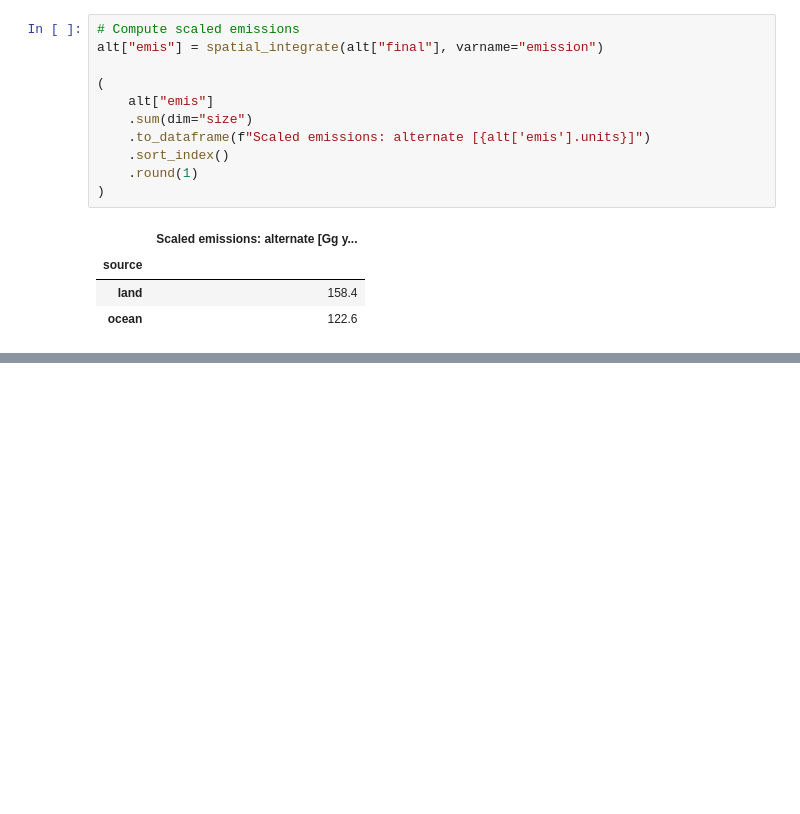
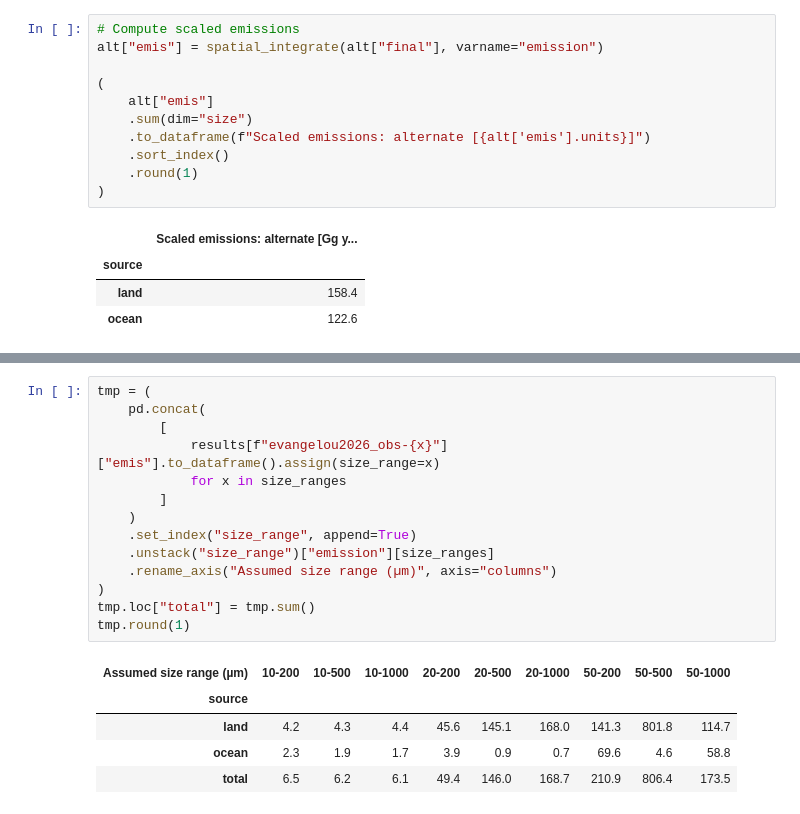
Before and after one commit to GEOS-Chem-IGE/hough2026_atmo-plast-emis_harmonize, a Jupyter notebook: notebooks/constrain-simulations.ipynb, the cells around one changed output, grey strips where cells are left out. Saved outputs shown, nothing was run; the diff lists cells and outputs as text; blank space fills up the shorter version.

```diff
--- a/notebooks/constrain-simulations.ipynb
+++ b/notebooks/constrain-simulations.ipynb
@@ -381,0 +534,20 @@ alt["emis"] = spatial_integrate(alt["final"], varname="emission")
+# %%
+tmp = (
+    pd.concat(
+        [
+            results[f"evangelou2026_obs-{x}"]["emis"].to_dataframe().assign(size_range=x)
+            for x in size_ranges
+        ]
+    )
+    .set_index("size_range", append=True)
+    .unstack("size_range")["emission"][size_ranges]
+    .rename_axis("Assumed size range (µm)", axis="columns")
+)
+tmp.loc["total"] = tmp.sum()
+tmp.round(1)
+# %% [output]
+| Assumed size range (µm) | 10-200 | 10-500 | 10-1000 | 20-200 | 20-500 | 20-1000 | 50-200 | 50-500 | 50-1000 |
+| source |  |  |  |  |  |  |  |  |  |
+| land | 4.2 | 4.3 | 4.4 | 45.6 | 145.1 | 168.0 | 141.3 | 801.8 | 114.7 |
+| ocean | 2.3 | 1.9 | 1.7 | 3.9 | 0.9 | 0.7 | 69.6 | 4.6 | 58.8 |
+| total | 6.5 | 6.2 | 6.1 | 49.4 | 146.0 | 168.7 | 210.9 | 806.4 | 173.5 |
```
Also changed, not shown: parts of 5 cells of this notebook, 14 other files.
